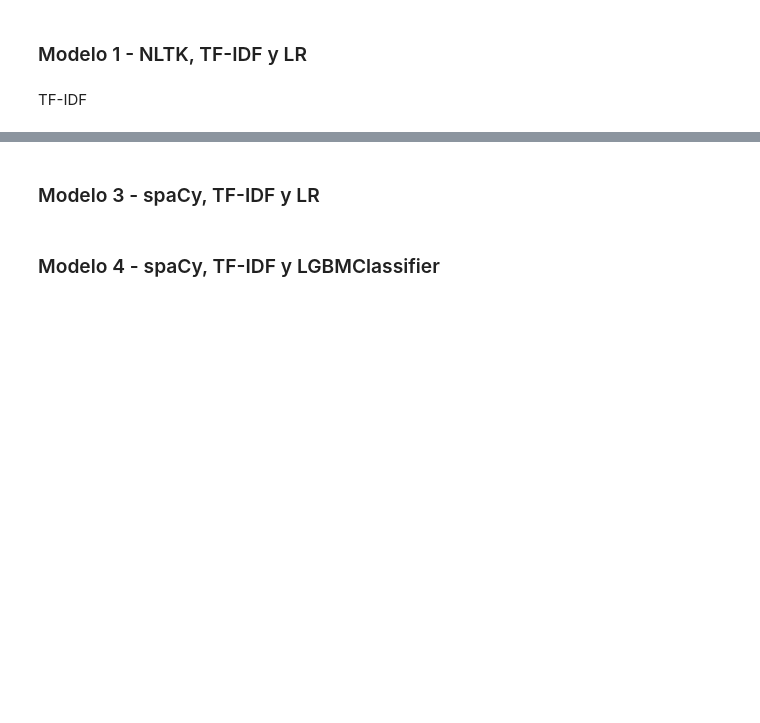
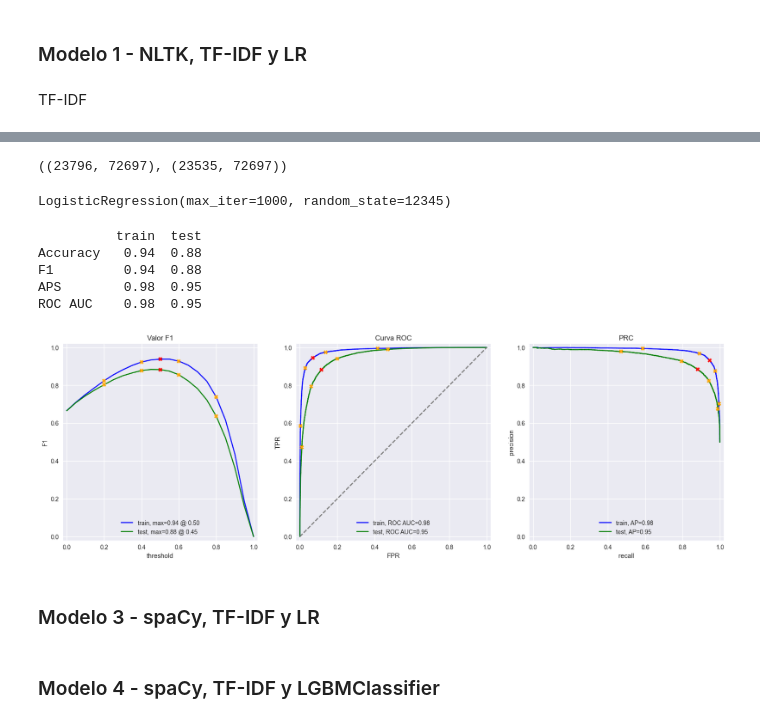
Before and after one commit to roman-correa/bert, a Jupyter notebook: notebook_(16_project).ipynb, the cells around one changed output, grey strips where cells are left out. Drawn from its saved outputs; the diff is of its cells as text; code cells hidden in the pictures; blank space fills up the shorter version.

```diff
--- a/notebook_(16_project).ipynb
+++ b/notebook_(16_project).ipynb
@@ -348,0 +437,6 @@ evaluate_model(model_1, train_features_1, train_target, test_features_1, test_ta
+# %%
+
+STOPWORDS = set(stopwords.words('english'))
+
+df_reviews['review_norm'] = df_reviews['review_norm'].progress_apply(lambda x: ' '.join([word for word in x.split() if word not in STOPWORDS]))
+df_reviews['review_norm']
@@ -349,3 +456,24 @@ evaluate_model(model_1, train_features_1, train_target, test_features_1, test_ta
+# %%
+count_tf_idf = TfidfVectorizer(stop_words=list(STOPWORDS))
+X_train_tf_idf = count_tf_idf.fit_transform(df_reviews_train['review_norm'])
+X_test_tf_idf = count_tf_idf.transform(df_reviews_test['review_norm'])
+X_train_tf_idf.shape, X_test_tf_idf.shape
+# %% [output]
+((23796, 72697), (23535, 72697))
+# %%
+model_a = LogisticRegression(max_iter=1000, random_state=12345)
+model_a.fit(X_train_tf_idf, df_reviews_train['pos'])
+# %% [output]
+LogisticRegression(max_iter=1000, random_state=12345)
+# %%
+evaluate_model(model_a, X_train_tf_idf, df_reviews_train['pos'], X_test_tf_idf, df_reviews_test['pos'])
+# %% [output]
+          train  test
+Accuracy   0.94  0.88
+F1         0.94  0.88
+APS        0.98  0.95
+ROC AUC    0.98  0.95
+[figure, added]
 # %% [markdown]
 ### Modelo 3 - spaCy, TF-IDF y LR
 # %%
```
Also changed, not shown: parts of 19 cells of this notebook.
